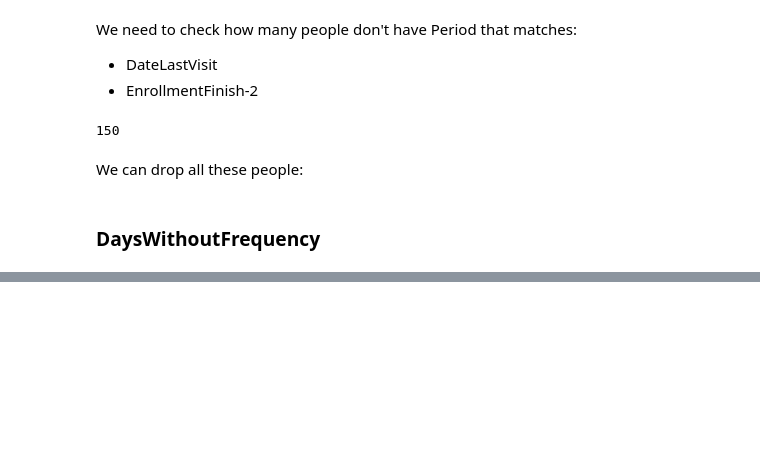
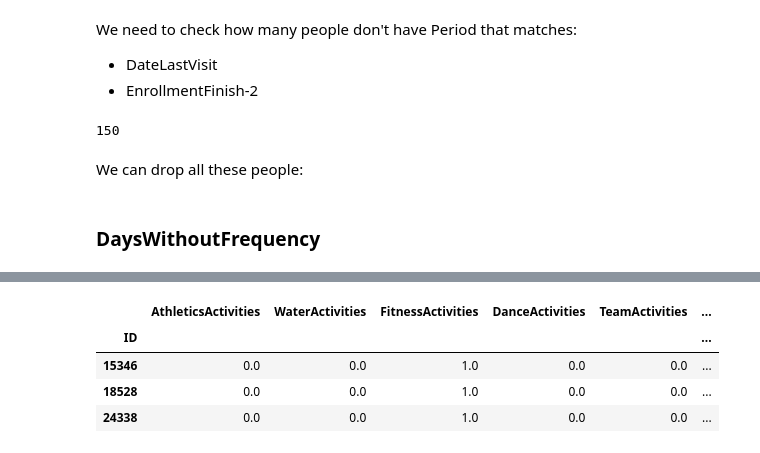
Before and after one commit to raquelxr/data-mining-proj, a Jupyter notebook: DM_Sofia.ipynb, the cells around one changed output, grey strips where cells are left out. Drawn from its saved outputs; the diff is of its cells as text; code cells hidden in the pictures; blank space fills up the shorter version.

```diff
--- a/DM_Sofia.ipynb
+++ b/DM_Sofia.ipynb
@@ -282,0 +328,8 @@ data.drop(index_i, inplace = True)
+# %%
+data[data['Age']<3][data['WaterActivities']==0][['AthleticsActivities', 'WaterActivities','FitnessActivities','DanceActivities','TeamActivities','RacketActivities','CombatActivities','NatureActivities','SpecialActivities','OtherActivities']]
+# %% [output]
+|  | AthleticsActivities | WaterActivities | FitnessActivities | DanceActivities | TeamActivities | ... |
+| ID |  |  |  |  |  | ... |
+| 15346 | 0.0 | 0.0 | 1.0 | 0.0 | 0.0 | ... |
+| 18528 | 0.0 | 0.0 | 1.0 | 0.0 | 0.0 | ... |
+| 24338 | 0.0 | 0.0 | 1.0 | 0.0 | 0.0 | ... |
```
Also changed, not shown: parts of 19 cells of this notebook.
